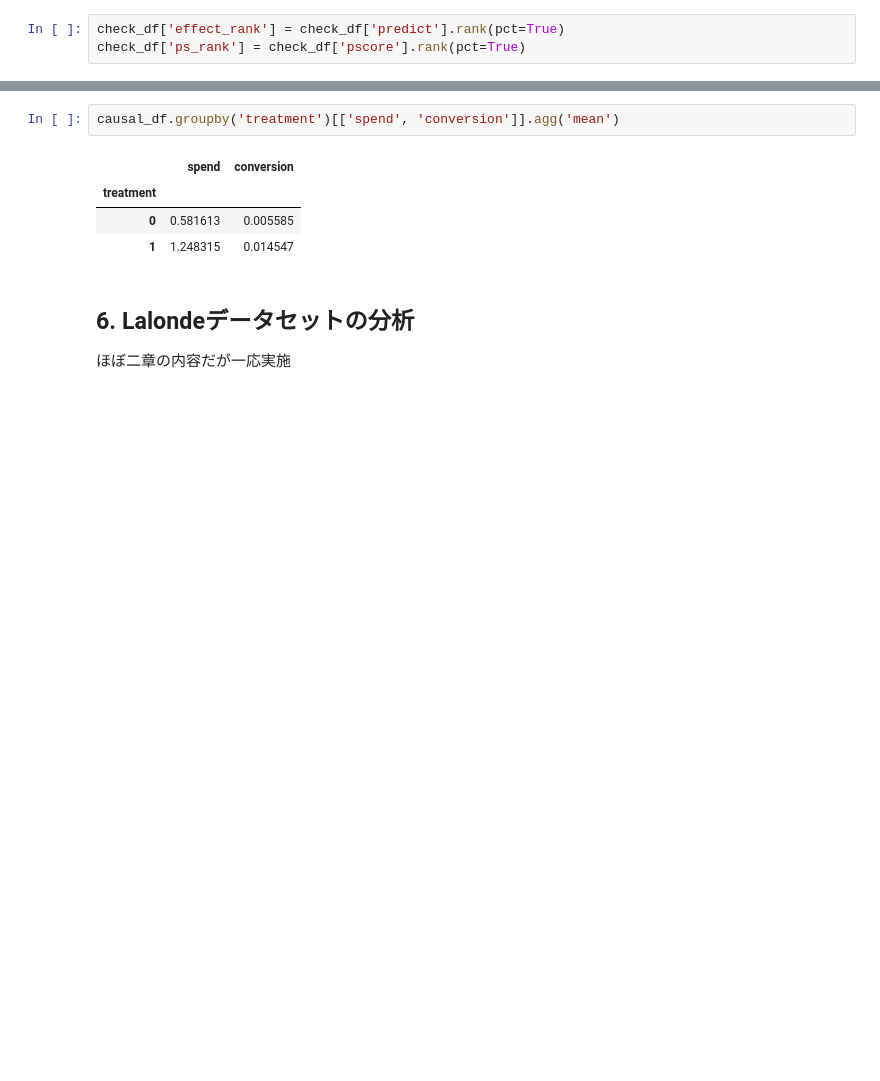
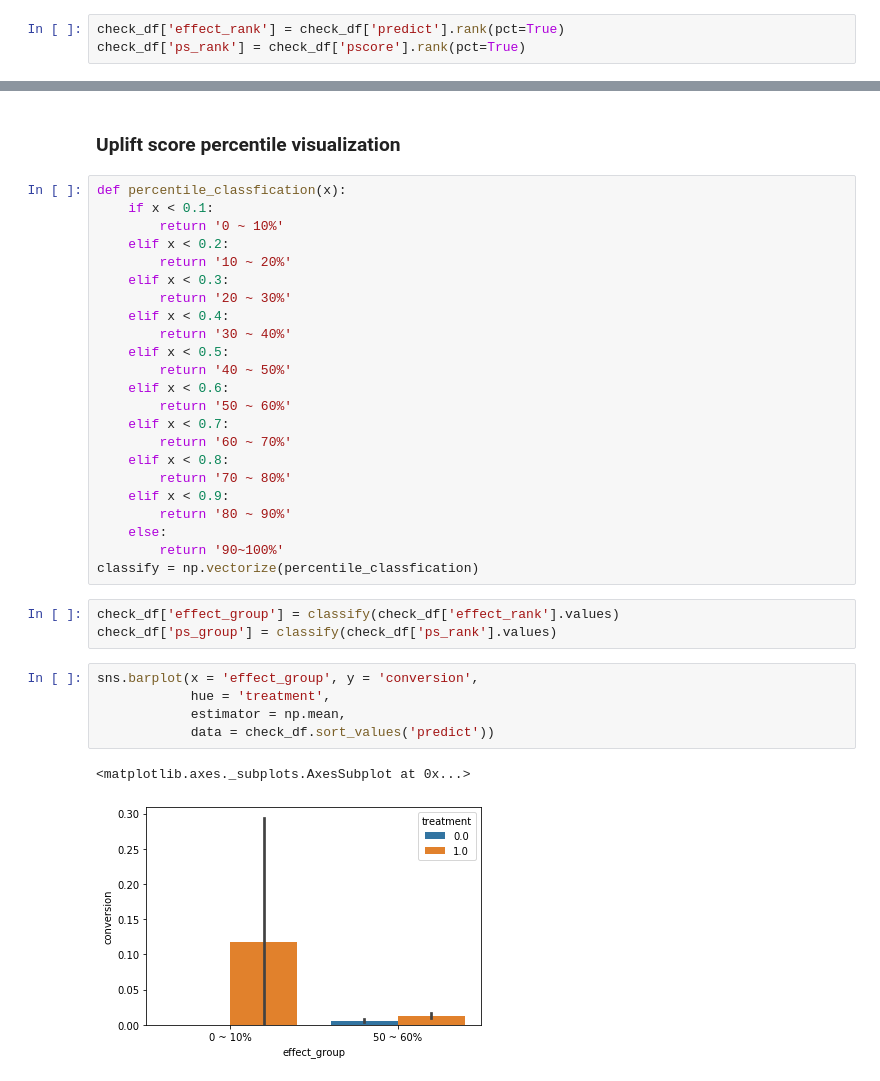
Before and after one commit to RyoNakagami/causal_inference, a Jupyter notebook: causal_inference101/ch_03_propensityscore/textbook_ch03.ipynb, the cells around one changed output, grey strips where cells are left out. Saved outputs shown, nothing was run; the diff lists cells and outputs as text; blank space fills up the shorter version.

```diff
--- a/causal_inference101/ch_03_propensityscore/textbook_ch03.ipynb
+++ b/causal_inference101/ch_03_propensityscore/textbook_ch03.ipynb
@@ -764,11 +735,36 @@ simulation_df.groupby('treatment')[['spend', 'conversion']].agg('mean')
-# %%
-causal_df.groupby('treatment')[['spend', 'conversion']].agg('mean')
-# %% [output]
-|  | spend | conversion |
-| treatment |  |  |
-| 0 | 0.581613 | 0.005585 |
-| 1 | 1.248315 | 0.014547 |
-# %% [markdown]
-## 6. Lalondeデータセットの分析
-
-ほぼ二章の内容だが一応実施
+# %% [markdown]
+### Uplift score percentile visualization
+# %%
+def percentile_classfication(x):
+    if x < 0.1:
+        return '0 ~ 10%'
+    elif x < 0.2:
+        return '10 ~ 20%'
+    elif x < 0.3:
+        return '20 ~ 30%'
+    elif x < 0.4:
+        return '30 ~ 40%'
+    elif x < 0.5:
+        return '40 ~ 50%'
+    elif x < 0.6:
+        return '50 ~ 60%'
+    elif x < 0.7:
+        return '60 ~ 70%'
+    elif x < 0.8:
+        return '70 ~ 80%'
+    elif x < 0.9:
+        return '80 ~ 90%'
+    else:
+        return '90~100%'
+classify = np.vectorize(percentile_classfication)
+# %%
+check_df['effect_group'] = classify(check_df['effect_rank'].values)
+check_df['ps_group'] = classify(check_df['ps_rank'].values)
+# %%
+sns.barplot(x = 'effect_group', y = 'conversion',
+            hue = 'treatment',
+            estimator = np.mean,
+            data = check_df.sort_values('predict'))
+# %% [output]
+<matplotlib.axes._subplots.AxesSubplot at 0x...>
+[figure, added]
```
Also changed, not shown: parts of 63 cells of this notebook, 2 other files.
